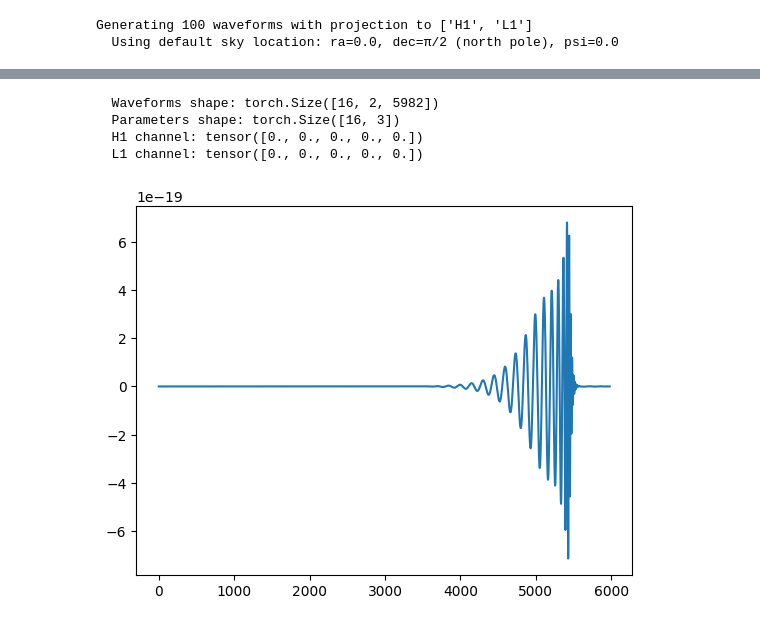
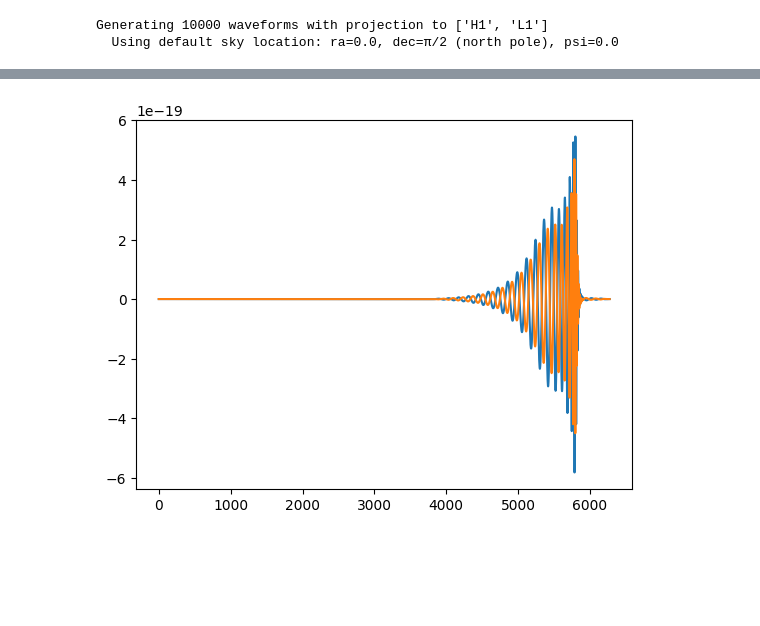
Before and after one commit to spar5an/Msci-GW, a Jupyter notebook: data_generator.ipynb, the cells around one changed output, grey strips where cells are left out. Drawn from its saved outputs; the diff is of its cells as text; code cells hidden in the pictures; blank space fills up the shorter version.

```diff
--- a/data_generator.ipynb
+++ b/data_generator.ipynb
@@ -380,38 +598,63 @@ def pycbc_data_generator(config: Dict[str, Callable],
 # %%
-# Example 1: Basic usage with default sky location (north pole, zero polarization)
+# Configure parameter distributions
 config = {
+    # Required parameters
     'mass1': lambda size: np.random.uniform(10, 50, size=size),
     'mass2': lambda size: np.random.uniform(10, 50, size=size),
-    'spin1z': lambda size: np.random.uniform(-0.5, 0.5, size=size),
 }
 
-# Generate with H1 and L1 projection (default detectors)
-# Uses default: ra=0.0, dec=π/2 (north pole), polarization=0.0
+# Generate data with H1, L1, and V1 detectors
 result = pycbc_data_generator(
     config,
-    num_samples=100,
-    batch_size=16,
-    num_workers=2
+    num_samples=10000,
+    batch_size=1024,
+    num_workers=24,
+    detectors=['H1', 'L1'],  # Two detector network
+    allow_padding=True,  # Handle variable-length waveforms
+    train_split=0.8,
+    val_split=0.1,
+    # test_split will be 0.1 (remainder)
 )
 
-# Access the loaders
+# Extract components
 train_loader = result['train_loader']
 val_loader = result['val_loader']
 test_loader = result['test_loader']
+metadata = result['metadata']
 
-# Print metadata
-print(f"\nMetadata:")
-for key, value in result['metadata'].items():
-    print(f"  {key}: {value}")
+# Display metadata
+print("\n" + "="*60)
+print("DATASET METADATA")
+print("="*60)
+for key, value in metadata.items():
+    print(f"{key:25s}: {value}")
 
-# Show first batch
-print(f"\nFirst training batch:")
-for waveforms, params in train_loader:
-    print(f"  Waveforms shape: {waveforms.shape}")  # (batch, 2, time) - H1 and L1 channels
-    print(f"  Parameters shape: {params.shape}")
-    print(f"  H1 channel: {waveforms[0, 0, :5]}")
-    print(f"  L1 channel: {waveforms[0, 1, :5]}")
+# Show example batch from each split
+print("\n" + "="*60)
+print("EXAMPLE BATCHES")
+print("="*60)
+
+for name, loader in [('TRAIN', train_loader), ('VAL', val_loader), ('TEST', test_loader)]:
+    for waveforms, params in loader:
+        print(f"\n{name} Batch:")
+        print(f"  Waveforms shape: {waveforms.shape}  # (batch, detectors, time)")
+        print(f"  Parameters shape: {params.shape}  # (batch, num_params)")
+        print(f"  Detector channels: {metadata['channels']}")
+        print(f"  First sample - H1[0:5]: {waveforms[0, 0, :5]}")
+        print(f"  First sample - L1[0:5]: {waveforms[0, 1, :5]}")
+        print(f"  First sample params: {params[0]}")
+        plt.plot(waveforms[0, 0, :].numpy(), label='H1')
+        plt.plot(waveforms[0, 1, :].numpy(), label='L1')
+        break
     break
+
+save_dataloaders(result, "data_loaders.pt")
+
+result_loaded = load_dataloaders("data_loaders.pt")
+
+print("\n" + "="*60)
+print("Ready for training!")
+print("="*60)
 # %% [output]
-Generating 100 waveforms with projection to ['H1', 'L1']
+Generating 10000 waveforms with projection to ['H1', 'L1']
   Using default sky location: ra=0.0, dec=π/2 (north pole), psi=0.0
@@ -435,14 +678 @@ Metadata:
+[figure, added]
-# %%
-for waveforms, params in train_loader:
-    print(f"  Waveforms shape: {waveforms.shape}")  # (batch, 2, time) - H1 and L1 channels
-    print(f"  Parameters shape: {params.shape}")
-    print(f"  H1 channel: {waveforms[0, 0, :5]}")
-    print(f"  L1 channel: {waveforms[0, 1, :5]}")
-    plt.plot(waveforms[0, 0, :], label='H1')
-    break
-# %% [output]
-  Waveforms shape: torch.Size([16, 2, 5982])
-  Parameters shape: torch.Size([16, 3])
-  H1 channel: tensor([0., 0., 0., 0., 0.])
-  L1 channel: tensor([0., 0., 0., 0., 0.])
-[figure, removed]
```
Also changed, not shown: parts of 10 cells of this notebook, 8 other files.
